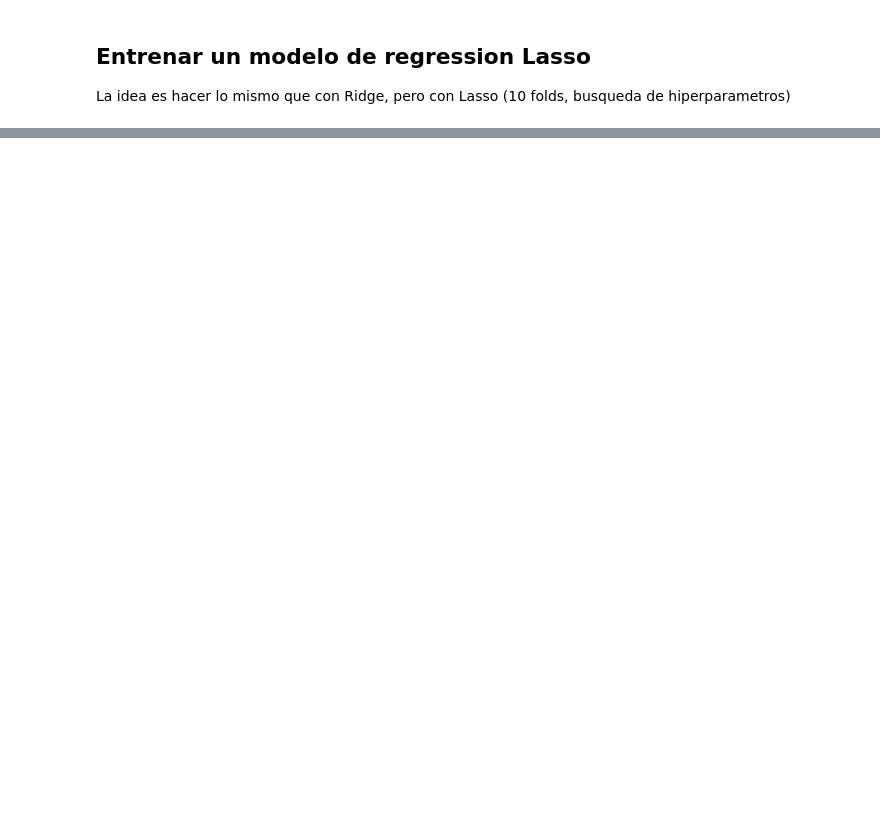
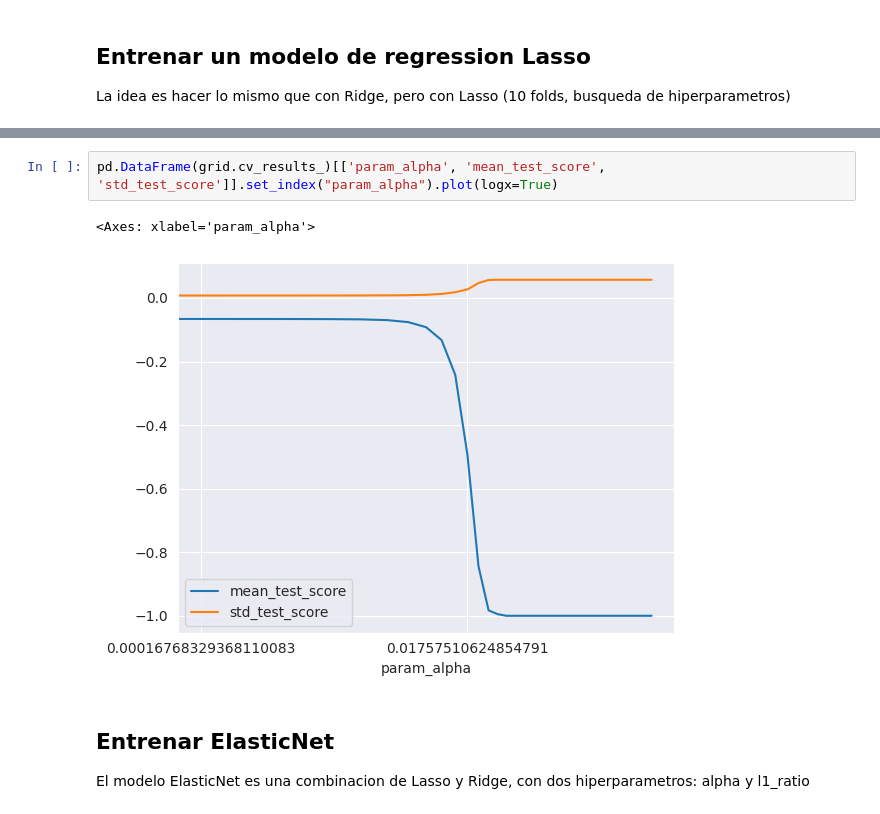
Before and after one commit to MightyHelper/ia2-uncuyo-2024, a Jupyter notebook: notebooks/entrega2/wallmart.ipynb, the cells around one changed output, grey strips where cells are left out. Drawn from its saved outputs; the diff is of its cells as text; blank space fills up the shorter version.

Commit message:
Add elastic

```diff
--- a/notebooks/entrega2/wallmart.ipynb
+++ b/notebooks/entrega2/wallmart.ipynb
@@ -339,0 +338,8 @@ NMSE -0.21471448433397722
+# %%
+pd.DataFrame(grid.cv_results_)[['param_alpha', 'mean_test_score', 'std_test_score']].set_index("param_alpha").plot(logx=True)
+# %% [output]
+<Axes: xlabel='param_alpha'>
+[figure, added]
+# %% [markdown]
+## Entrenar ElasticNet
+El modelo ElasticNet es una combinacion de Lasso y Ridge, con dos hiperparametros: alpha y l1_ratio
```
Also changed, not shown: parts of 10 cells of this notebook.
